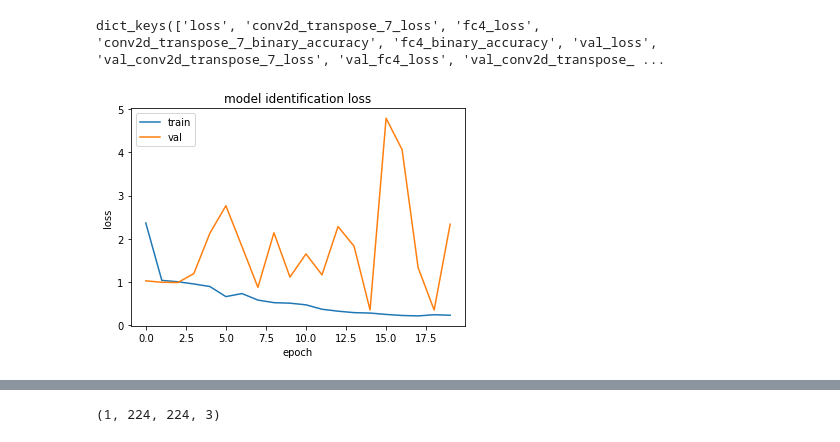
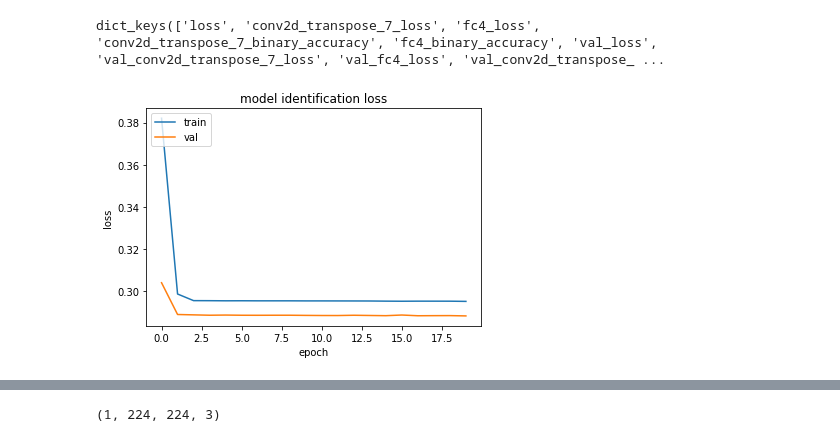
Before and after one commit to MasoudMoeini/Google-Street-View-Images-Blur-Detection, a Jupyter notebook: SVIBDN.ipynb, the cells around one changed output, grey strips where cells are left out. Drawn from its saved outputs; the diff is of its cells as text; code cells hidden in the pictures.

```diff
--- a/SVIBDN.ipynb
+++ b/SVIBDN.ipynb
@@ -171,6 +168,7 @@ class_label=np.array(class_label)
 # %%
 x_train = np.load('train-images.npy')
 y_train = np.load('label-images.npy')
+class_labels=np.load('class_labels.npy')
 # %%
 x_train.shape
 # %% [output]
@@ -185,0 +185,8 @@ images.shape
+# %%
+#Training Images
+x_train=x_train[:4000]
+y_train=y_train[:4000]
+class_label=class_labels[:4000]
+x_train = x_train.astype(np.float32)/ 255.0
+y_train=y_train.astype(np.float32)/ 255.0
+y_train = ( y_train,class_label)
@@ -190,10 +200,0 @@ true_class_label.shape
-# %%
-#class_label=np.zeros(1000)
-x_train = np.load('train-images.npy')
-y_train = np.load('label-images.npy')
-x_train=x_train[:3000]
-y_train=y_train[:3000]
-class_label=class_label[:3000]
-x_train = x_train.astype(np.float32)/ 255.0
-y_train=y_train.astype(np.float32)/ 255.0
-y_train = ( y_train,class_label)
@@ -204,6 +201,6 @@ len(y_train[1])
 # %%
 ## Optimize
-history = baseModel.fit(x_train,[y_train[0],y_train[1]], epochs=20,batch_size=20, validation_split=0.2, shuffle=True)
+history = baseModel.fit(x_train,[y_train[0],y_train[1]], epochs=20,batch_size=30, validation_split=0.2, shuffle=True)
 baseModel.save('new_model.h5')
 # %% [output]
 Epoch 1/20
@@ -229,15 +226,15 @@ print(history_dict.keys())
 # %% [output]
 dict_keys(['loss', 'conv2d_transpose_7_loss', 'fc4_loss', 'conv2d_transpose_7_binary_accuracy', 'fc4_binary_accuracy', 'val_loss', 'val_conv2d_transpose_7_loss', 'val_fc4_loss', 'val_conv2d_transpose_ ...
 # %%
-plt.plot(history.history['loss'])
-plt.plot(history.history['val_loss'])
+plt.plot(history.history['conv2d_transpose_7_loss'])
+plt.plot(history.history['val_conv2d_transpose_7_loss'])
 plt.title('model identification loss')
 plt.ylabel('loss')
 plt.xlabel('epoch')
 plt.legend(['train', 'val'], loc='upper left')
 plt.show()
 # %% [output]
-[figure, old version]
+[figure, new version]
 # %%
 plt.plot(history.history['fc4_loss'])
 plt.plot(history.history['val_fc4_loss'])
```
Also changed, not shown: parts of 29 cells of this notebook.
